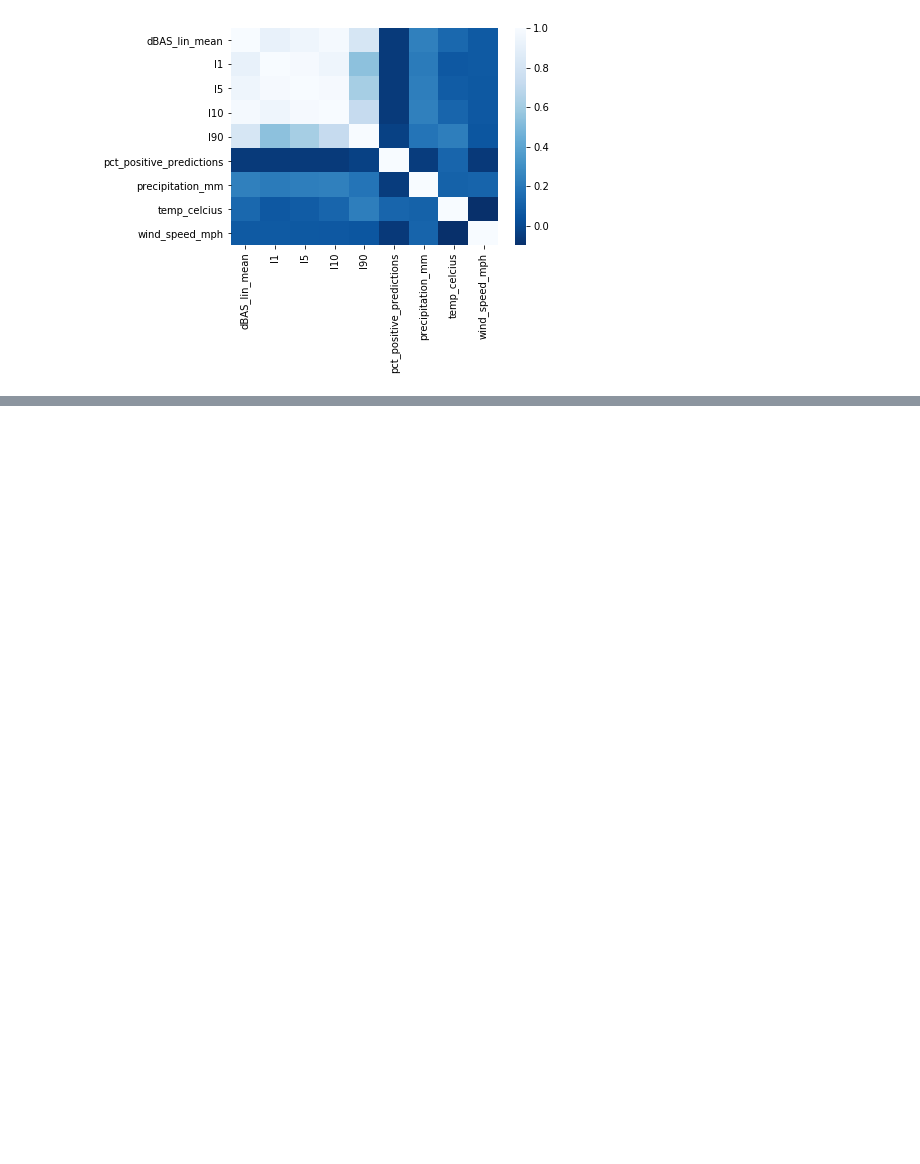
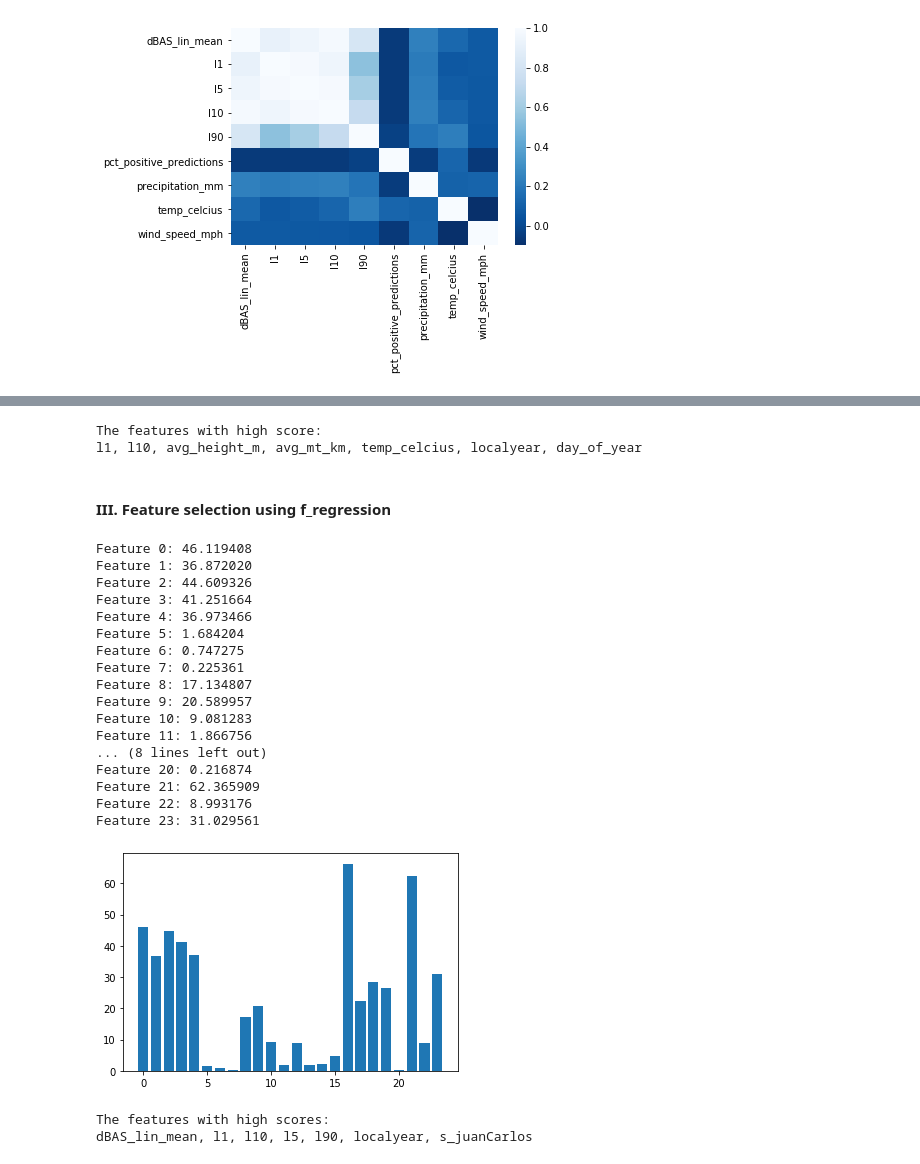
Before and after one commit to meiguan/urban_birds, a Jupyter notebook: model/relationship_spl_vs_yamnet_bird_predictions.ipynb, the cells around one changed output, grey strips where cells are left out. Drawn from its saved outputs; the diff is of its cells as text; code cells hidden in the pictures; blank space fills up the shorter version.

```diff
--- a/model/relationship_spl_vs_yamnet_bird_predictions.ipynb
+++ b/model/relationship_spl_vs_yamnet_bird_predictions.ipynb
@@ -538,0 +656,6 @@ Text(0, 0.5, 'positive_predictions')
+# %%
+print('The features with high score:')
+print(', '.join([X.columns[1],X.columns[2],X.columns[5],X.columns[6],X.columns[8],X.columns[16],X.columns[19]]))
+# %% [output]
+The features with high score:
+l1, l10, avg_height_m, avg_mt_km, temp_celcius, localyear, day_of_year
@@ -538,0 +664,49 @@ Text(0, 0.5, 'positive_predictions')
+# %% [markdown]
+#### III. Feature selection using f_regression
+# %%
+def select_features2(X_train, y_train, X_test):
+    # configure to select all features
+    fs = SelectKBest(score_func=f_regression, k='all')
+    # learn relationship from training data
+    fs.fit(X_train, y_train)
+    # transform train input data
+    X_train_fs = fs.transform(X_train)
+    # transform test input data
+    X_test_fs = fs.transform(X_test)
+    return X_train_fs, X_test_fs, fs
+# %%
+# split into train and test sets
+X_train, X_test, y_train, y_test = train_test_split(X, y, test_size=0.33, random_state=123)
+# feature selection
+X_train_fs, X_test_fs, fs = select_features2(X_train, y_train, X_test)
+# what are scores for the features
+for i in range(len(fs.scores_)):
+    print('Feature %d: %f' % (i, fs.scores_[i]))
+# plot the scores
+pyplot.bar([i for i in range(len(fs.scores_))], fs.scores_)
+pyplot.show()
+# %% [output]
+Feature 0: 46.119408
+Feature 1: 36.872020
+Feature 2: 44.609326
+Feature 3: 41.251664
+Feature 4: 36.973466
+Feature 5: 1.684204
+Feature 6: 0.747275
+Feature 7: 0.225361
+Feature 8: 17.134807
+Feature 9: 20.589957
+Feature 10: 9.081283
+Feature 11: 1.866756
+... (8 lines left out)
+Feature 20: 0.216874
+Feature 21: 62.365909
+Feature 22: 8.993176
+Feature 23: 31.029561
+[figure, added]
+# %%
+print('The features with high scores:')
+print(', '.join([X.columns[0],X.columns[1],X.columns[2],X.columns[3],X.columns[4], X.columns[16], X.columns[21]]))
+# %% [output]
+The features with high scores:
+dBAS_lin_mean, l1, l10, l5, l90, localyear, s_juanCarlos
```
Also changed, not shown: parts of 126 cells of this notebook, 2 other files.
